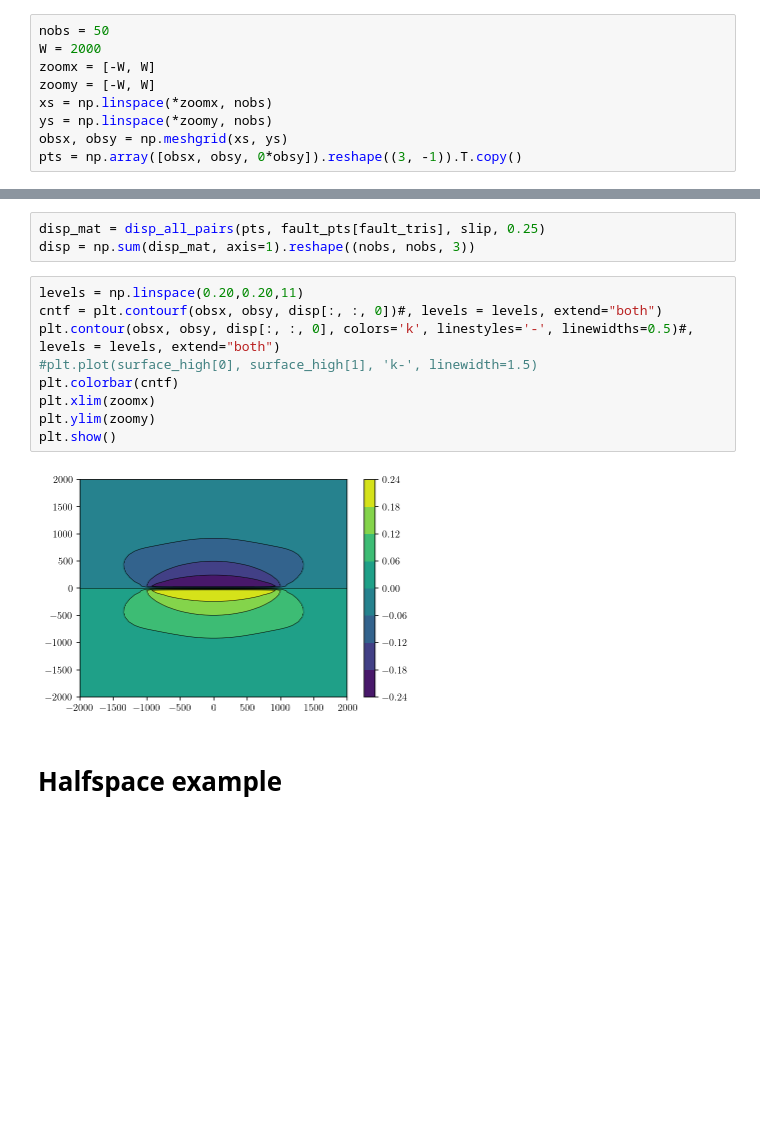
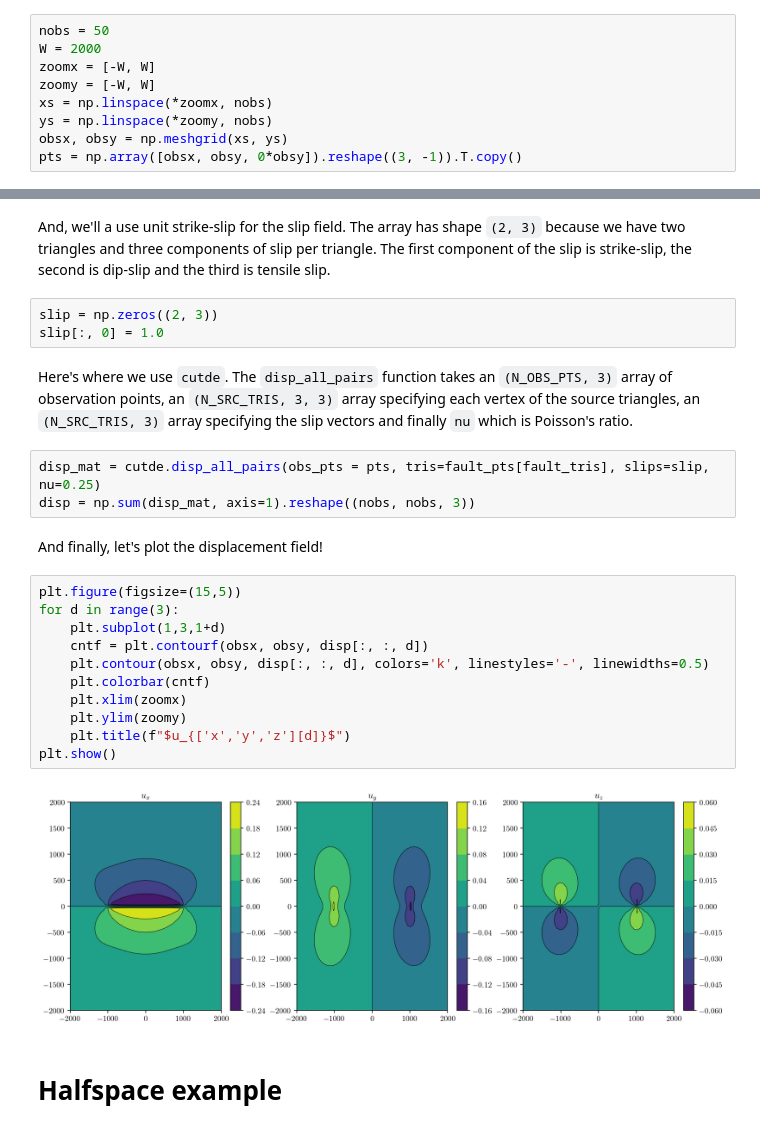
Before and after one commit to tbenthompson/tectosaur2, a Jupyter notebook: sa_tdes.ipynb, the cells around one changed output, grey strips where cells are left out. Saved outputs shown, nothing was run; the diff lists cells and outputs as text; blank space fills up the shorter version.

```diff
--- a/sa_tdes.ipynb
+++ b/sa_tdes.ipynb
@@ -37,16 +49,27 @@ slip[:, 0] = 1.0
+# %% [markdown]
+And, we'll a use unit strike-slip for the slip field. The array has shape `(2, 3)` because we have two triangles and three components of slip per triangle. The first component of the slip is strike-slip, the second is dip-slip and the third is tensile slip.
+# %%
+slip = np.zeros((2, 3))
+slip[:, 0] = 1.0
+# %% [markdown]
+Here's where we use `cutde`. The `disp_all_pairs` function takes an `(N_OBS_PTS, 3)` array of observation points, an `(N_SRC_TRIS, 3, 3)` array specifying each vertex of the source triangles, an `(N_SRC_TRIS, 3)` array specifying the slip vectors and finally `nu` which is Poisson's ratio.
 # %%
-disp_mat = disp_all_pairs(pts, fault_pts[fault_tris], slip, 0.25)
+disp_mat = cutde.disp_all_pairs(obs_pts = pts, tris=fault_pts[fault_tris], slips=slip, nu=0.25)
 disp = np.sum(disp_mat, axis=1).reshape((nobs, nobs, 3))
+# %% [markdown]
+And finally, let's plot the displacement field!
 # %%
-levels = np.linspace(0.20,0.20,11)
-cntf = plt.contourf(obsx, obsy, disp[:, :, 0])#, levels = levels, extend="both")
-plt.contour(obsx, obsy, disp[:, :, 0], colors='k', linestyles='-', linewidths=0.5)#, levels = levels, extend="both")
-#plt.plot(surface_high[0], surface_high[1], 'k-', linewidth=1.5)
-plt.colorbar(cntf)
-plt.xlim(zoomx)
-plt.ylim(zoomy)
+plt.figure(figsize=(15,5))
+for d in range(3):
+    plt.subplot(1,3,1+d)
+    cntf = plt.contourf(obsx, obsy, disp[:, :, d])
+    plt.contour(obsx, obsy, disp[:, :, d], colors='k', linestyles='-', linewidths=0.5)
+    plt.colorbar(cntf)
+    plt.xlim(zoomx)
+    plt.ylim(zoomy)
+    plt.title(f"$u_{['x','y','z'][d]}$")
 plt.show()
 # %% [output]
-[figure, old version]
+[figure, new version]
 # %% [markdown]
 # Halfspace example
```
Also changed, not shown: parts of 52 cells of this notebook.
